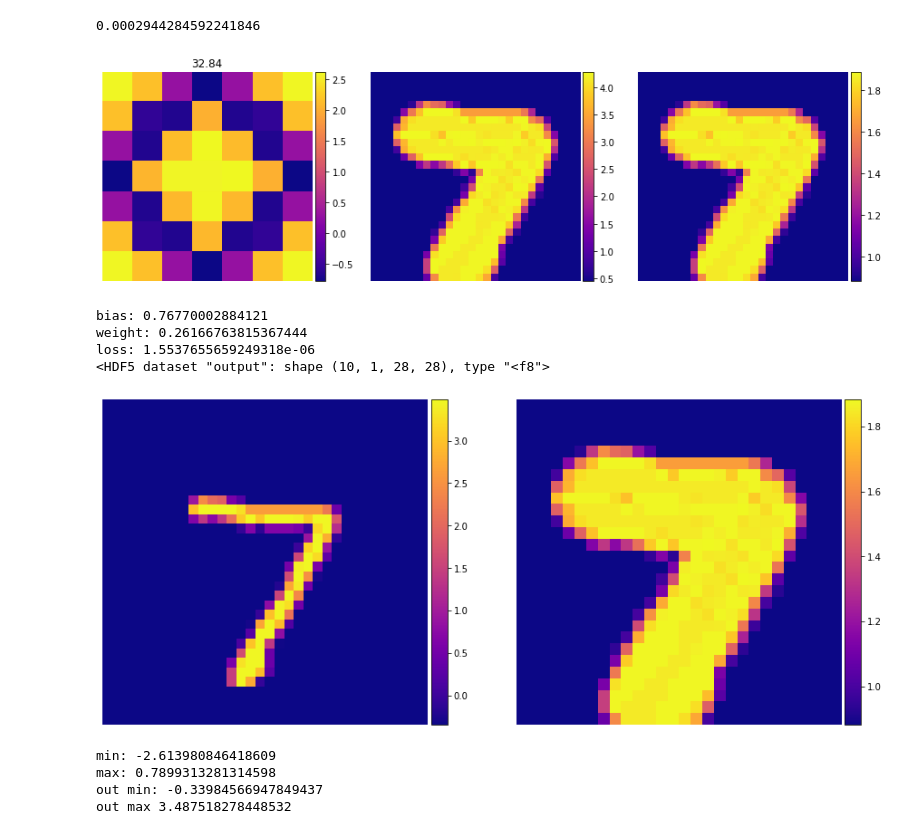
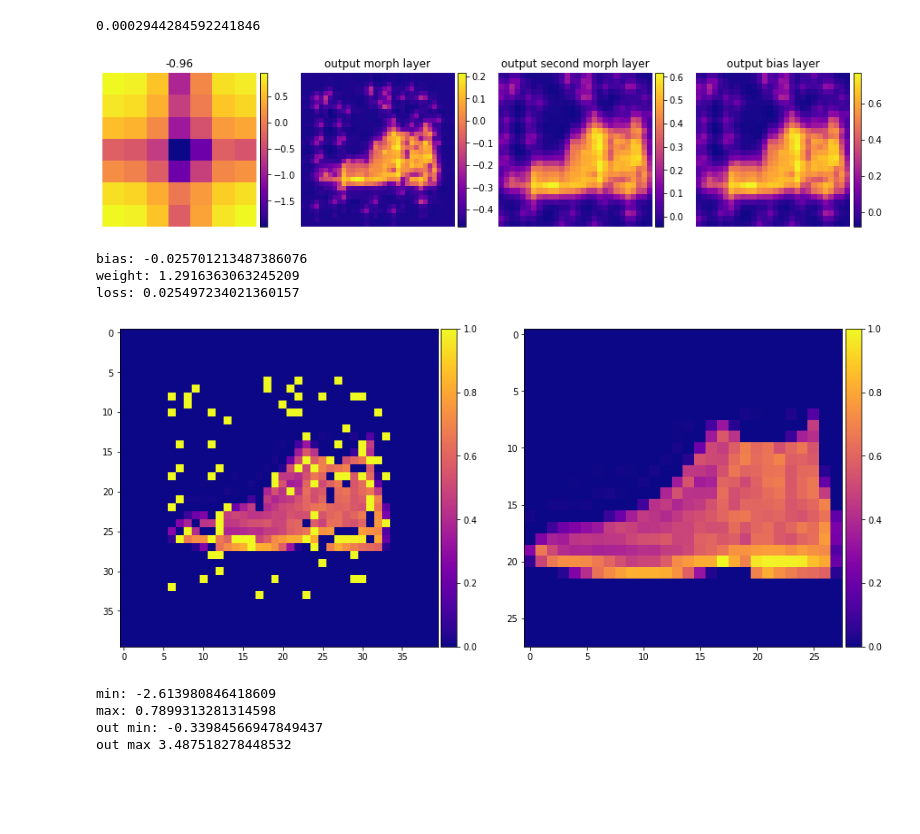
Before and after one commit to TheodoreAouad/MorphoNet, a Jupyter notebook: analysis/investigating_ranges.ipynb, the cells around one changed output. Drawn from its saved outputs; the diff is of its cells as text; code cells hidden in the pictures; blank space fills up the shorter version.

Commit message:
[ANALYSIS] add noise etc

```diff
--- a/analysis/investigating_ranges.ipynb
+++ b/analysis/investigating_ranges.ipynb
@@ -259,75 +261,97 @@ with h5py.File(f"{out_path}/mnist_lmorphnet_mse_erosion_diskaa2_2/vis/batches/{0
 [figure]
 0.0002944284592241846
 # %%
-net = "smorphnet"
+# Displaying learned structuring element, output of first layer,
+# second layer and biais layer with colorbar
+
+net = "smorphnet_double"
+double = True
 layer_name = "sm"
 var_name = "alpha"
-op = "dilation"
-sel = "complex"
+op = "closing"
+sel = "cross3"
+noise = "saltpepper"
+perc = 10
 run = 0
+dataset="fashion_mnist"
 
-path = f"{out_path}/mnist_{net}_mse_{op}_{sel}_{run}"
+#path = f"{out_path}/{dataset}_{net}_mse_{op}_{sel}_{run}"
+path = f"{out_path}/{dataset}_{net}_mse_{noise}_{perc}_{run}"
 n_batches = len(os.listdir(f"{path}/vis/batches/"))
 
 fig = plt.figure(figsize=(15,15))
 with h5py.File(f"{path}/vis/batches/{n_batches - 1:06}.h5", "r") as file:
     l1_name = [ x for x in file['layers'].keys() if f"{layer_name}1" in x ][0]
-    l1 = file['layers'][f"{l1_name}/weights/filter"][()] * -1
+    l1 = file['layers'][f"{l1_name}/weights/filter"][()] * 1
+    #l2_name = [ x for x in file['layers'].keys() if f"{layer_name}2" in x ][0]
+    #l2 = file['layers'][f"{l2_name}/weights/filter"][()] * 1
 
-    ax = fig.add_subplot(131)
+    ax = fig.add_subplot(141)
     p = ax.imshow(l1.squeeze(), cmap='plasma')
     ax.set_title(f"{file['layers'][l1_name][f'weights/{var_name}'][()].squeeze():.2f}")
     ax.axis('off')
     divider = make_axes_locatable(ax)
     cax = divider.append_axes("right", size="5%", pad=0.05)
     plt.colorbar(p, cax=cax)
 
-    ax = fig.add_subplot(132)
+    ax = fig.add_subplot(142)
     p = ax.imshow(file['layers'][l1_name]["output"][()].squeeze()[0], cmap='plasma')
+    ax.set_title("output morph layer")
     ax.axis('off')
     divider = make_axes_locatable(ax)
     cax = divider.append_axes("right", size="5%", pad=0.05)
     plt.colorbar(p, cax=cax)
 
+    if double:
+        l2_name = [ x for x in file['layers'].keys() if f"{layer_name}2" in x ][0]
+        ax = fig.add_subplot(143)
+        p = ax.imshow(file['layers'][l2_name]["output"][()].squeeze()[0], cmap='plasma')
+        ax.set_title("output second morph layer")
+        ax.axis('off')
+        divider = make_axes_locatable(ax)
+        cax = divider.append_axes("right", size="5%", pad=0.05)
+        plt.colorbar(p, cax=cax)
+
     sb1_name = [ x for x in file['layers'].keys() if "sb" in x ][0]
-    ax = fig.add_subplot(133)
+    ax = fig.add_subplot(143 + 1 * double )
     p = ax.imshow(file['layers'][sb1_name]["output"][()].squeeze()[0], cmap='plasma')
+    ax.set_title("output bias layer")
     ax.axis('off')
     divider = make_axes_locatable(ax)
     cax = divider.append_axes("right", size="5%", pad=0.05)
     plt.colorbar(p, cax=cax)
 
     plt.show()
 
     print(f"bias: {file['layers'][f'{sb1_name}/weights/bias'][()].squeeze()}")
     print(f"weight: {file['layers'][f'{sb1_name}/weights/weight'][()].squeeze()}")
     print(f"loss: {file['logs/loss'][()].squeeze()}")
-    print(file['layers'][sb1_name]["output"])
 # %% [output]
-[figure, old version]
+[figure, new version]
-bias: 0.76770002884121
-weight: 0.26166763815367444
-loss: 1.5537655659249318e-06
-<HDF5 dataset "output": shape (10, 1, 28, 28), type "<f8">
+bias: -0.025701213487386076
+weight: 1.2916363063245209
+loss: 0.025497234021360157
 # %%
+# Displaying an input and a target example with ranges
+
 fig = plt.figure(figsize=(15,15))
 with h5py.File(f"{path}/vis/meta.h5", "r") as file:
 
     ax = fig.add_subplot(121)
     p = ax.imshow(file["inputs"][()].squeeze()[0], cmap='plasma')
-    ax.axis('off')
+    #ax.axis('off')
     divider = make_axes_locatable(ax)
     cax = divider.append_axes("right", size="5%", pad=0.05)
     plt.colorbar(p, cax=cax)
 
     ax = fig.add_subplot(122)
     p = ax.imshow(file["targets"][()].squeeze()[0], cmap='plasma')
-    ax.axis('off')
+    #ax.axis('off')
     divider = make_axes_locatable(ax)
     cax = divider.append_axes("right", size="5%", pad=0.05)
     plt.colorbar(p, cax=cax)
 # %% [output]
-[figure, old version]
+[figure, new version]
 # %%
 n_batches = len(os.listdir(f"{path}/vis/batches/"))
 fig = plt.figure(figsize=(15, 15))
```
Also changed, not shown: parts of 2 cells of this notebook, 2 other files.
